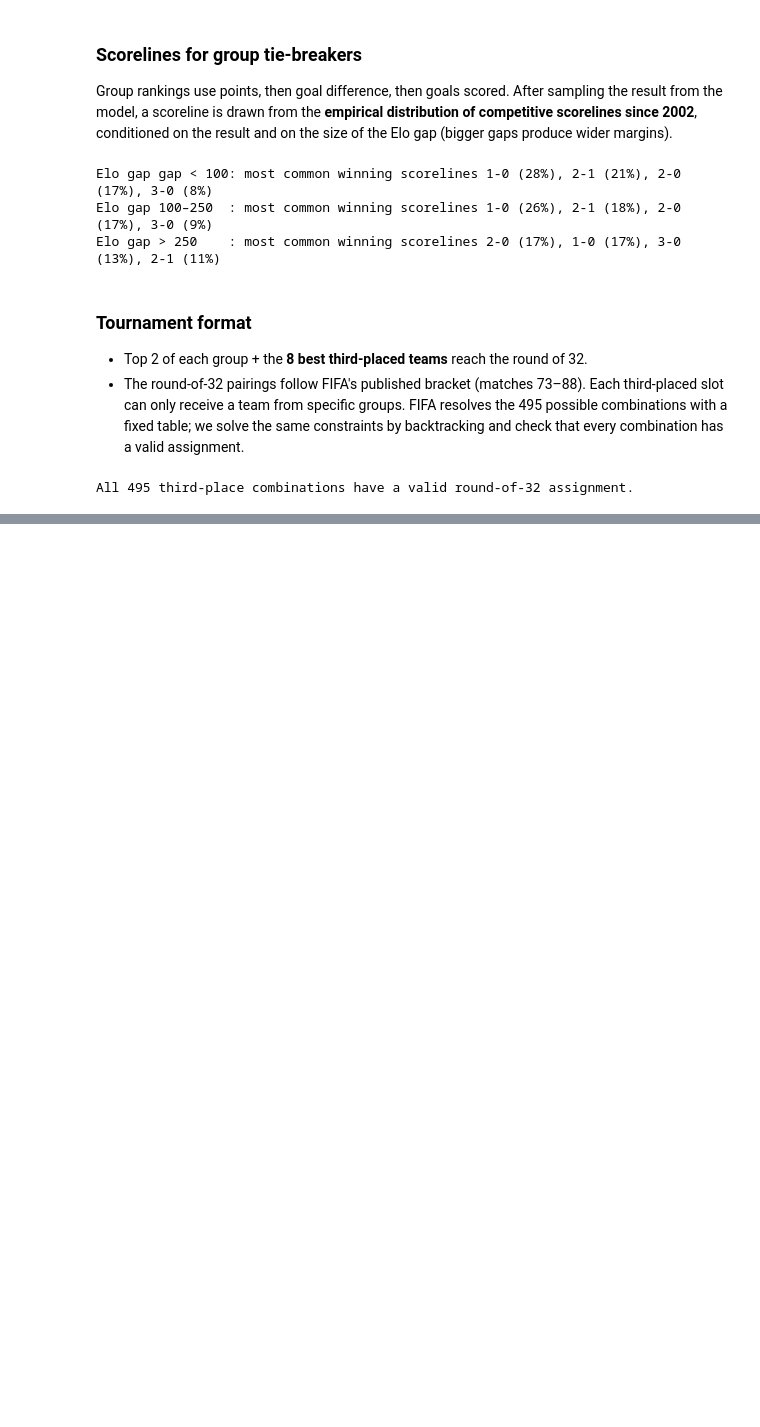
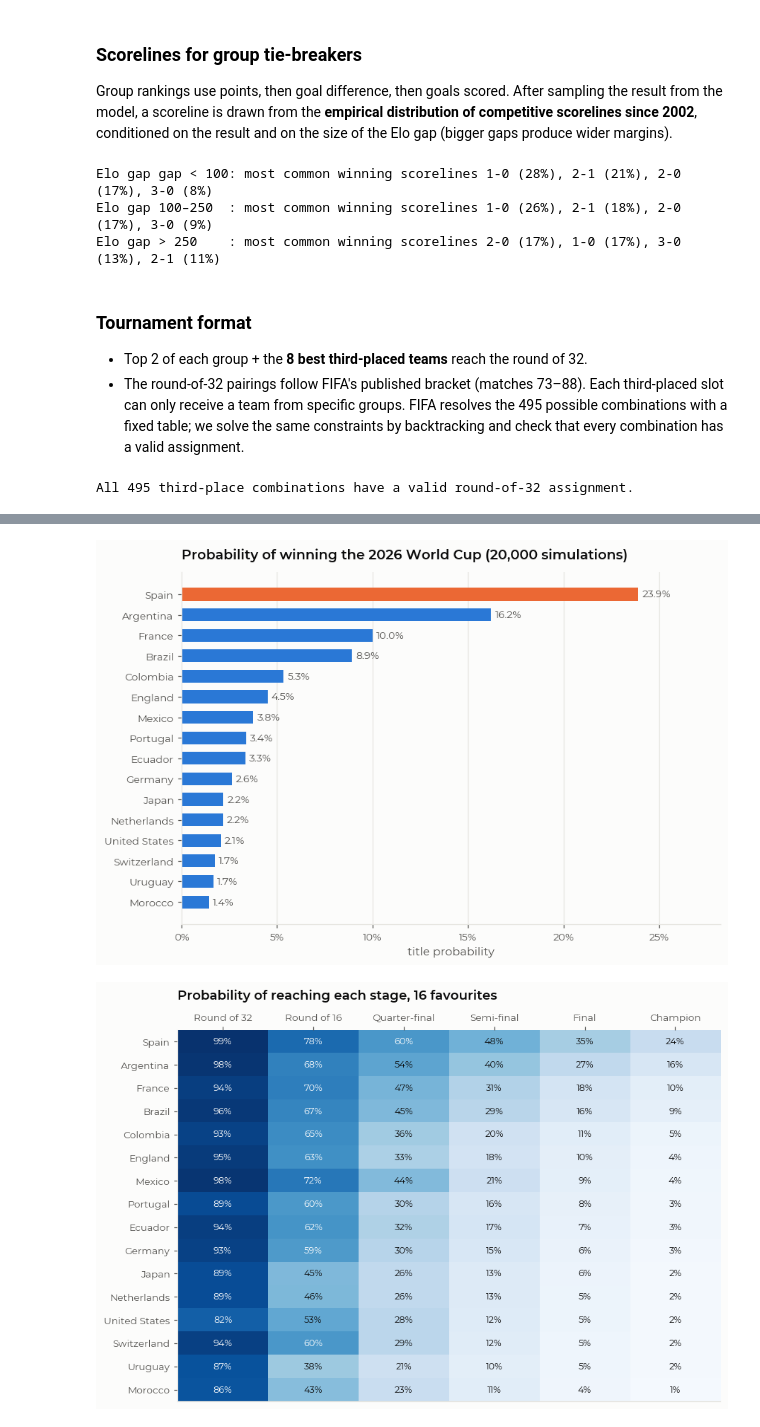
Before and after one commit to liiiira/wc_predictor, a Jupyter notebook: worldcup_2026_prediction.ipynb, the cells around one changed output, grey strips where cells are left out. Cells and saved outputs as stored; diff of their text form; code cells hidden in the pictures; blank space fills up the shorter version.

Commit message:
Monte Carlo simulation of the 48-team tournament

```diff
--- a/worldcup_2026_prediction.ipynb
+++ b/worldcup_2026_prediction.ipynb
@@ -1033,0 +1129,27 @@ All 495 third-place combinations have a valid round-of-32 assignment.
+# %%
+top = sim.head(16).iloc[::-1]
+fig, ax = plt.subplots(figsize=(8.5, 5.6))
+bars = ax.barh(top.index, top.Champion, color=[ORANGE if t == sim.index[0] else BLUE for t in top.index], height=.62)
+for b, v in zip(bars, top.Champion):
+    ax.text(v + .002, b.get_y() + b.get_height() / 2, f'{v:.1%}', va='center', fontsize=9, color=INK_2)
+ax.xaxis.set_major_formatter(mpl.ticker.PercentFormatter(1, decimals=0))
+ax.set(title=f'Probability of winning the 2026 World Cup ({N_SIMS:,} simulations)', xlabel='title probability')
+ax.set_xlim(0, top.Champion.max() * 1.18)
+ax.grid(axis='y', visible=False)
+save(fig, '08_title_probabilities'); plt.show()
+
+heat = sim.head(16)[ROUNDS]
+fig, ax = plt.subplots(figsize=(9, 6.2))
+ax.imshow(heat.values, cmap='Blues', vmin=0, vmax=1, aspect='auto')
+for i in range(heat.shape[0]):
+    for j in range(heat.shape[1]):
+        v = heat.iat[i, j]
+        ax.text(j, i, f'{v:.0%}' if v >= .01 else '<1%', ha='center', va='center', fontsize=8.5,
+                color='white' if v > .55 else INK)
+ax.set_xticks(range(len(ROUNDS)), ROUNDS); ax.set_yticks(range(len(heat)), heat.index)
+ax.xaxis.tick_top(); ax.grid(False)
+ax.set_title('Probability of reaching each stage, 16 favourites', pad=28)
+save(fig, '09_stage_probabilities'); plt.show()
+# %% [output]
+[figure, added]
+[figure, added]
```
Also changed, not shown: parts of 6 cells of this notebook, 2 other files.
